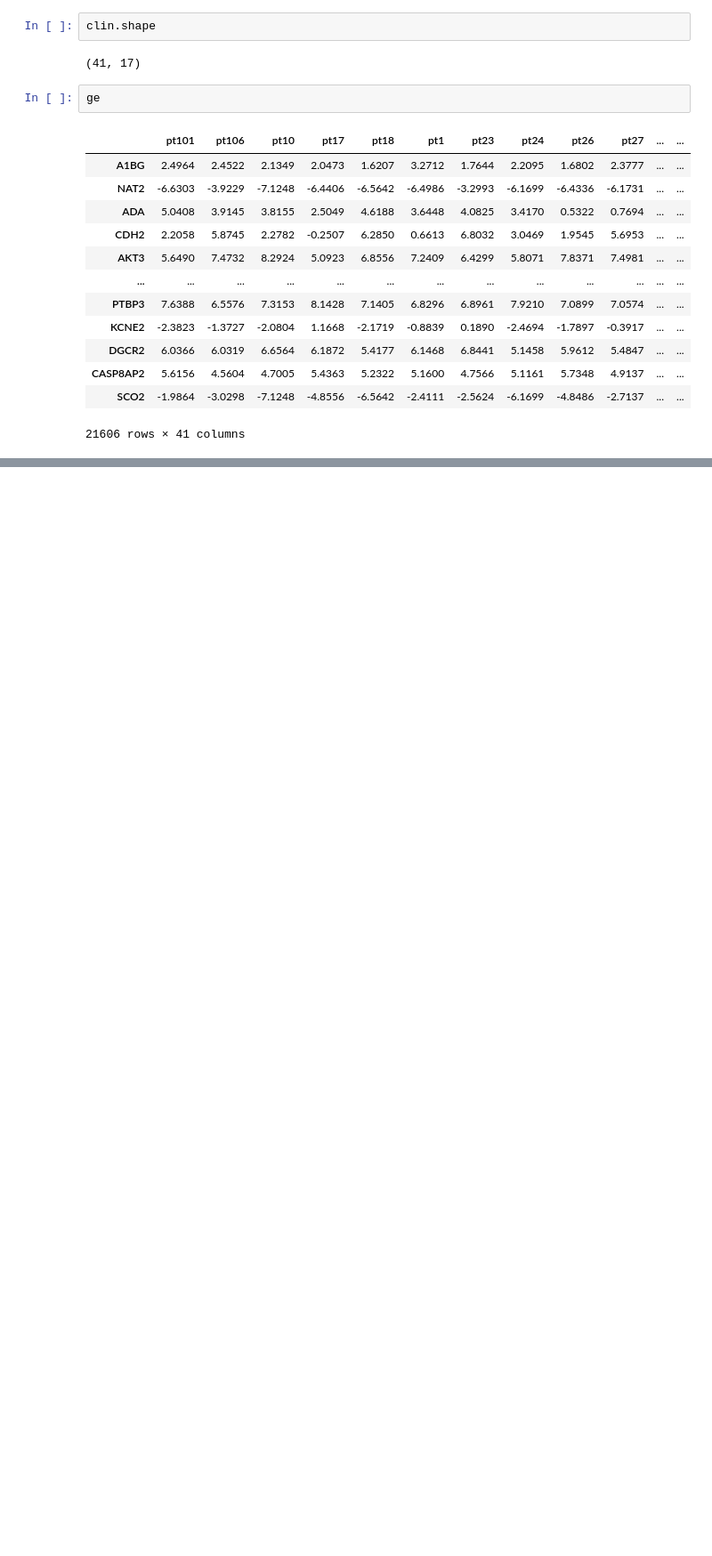
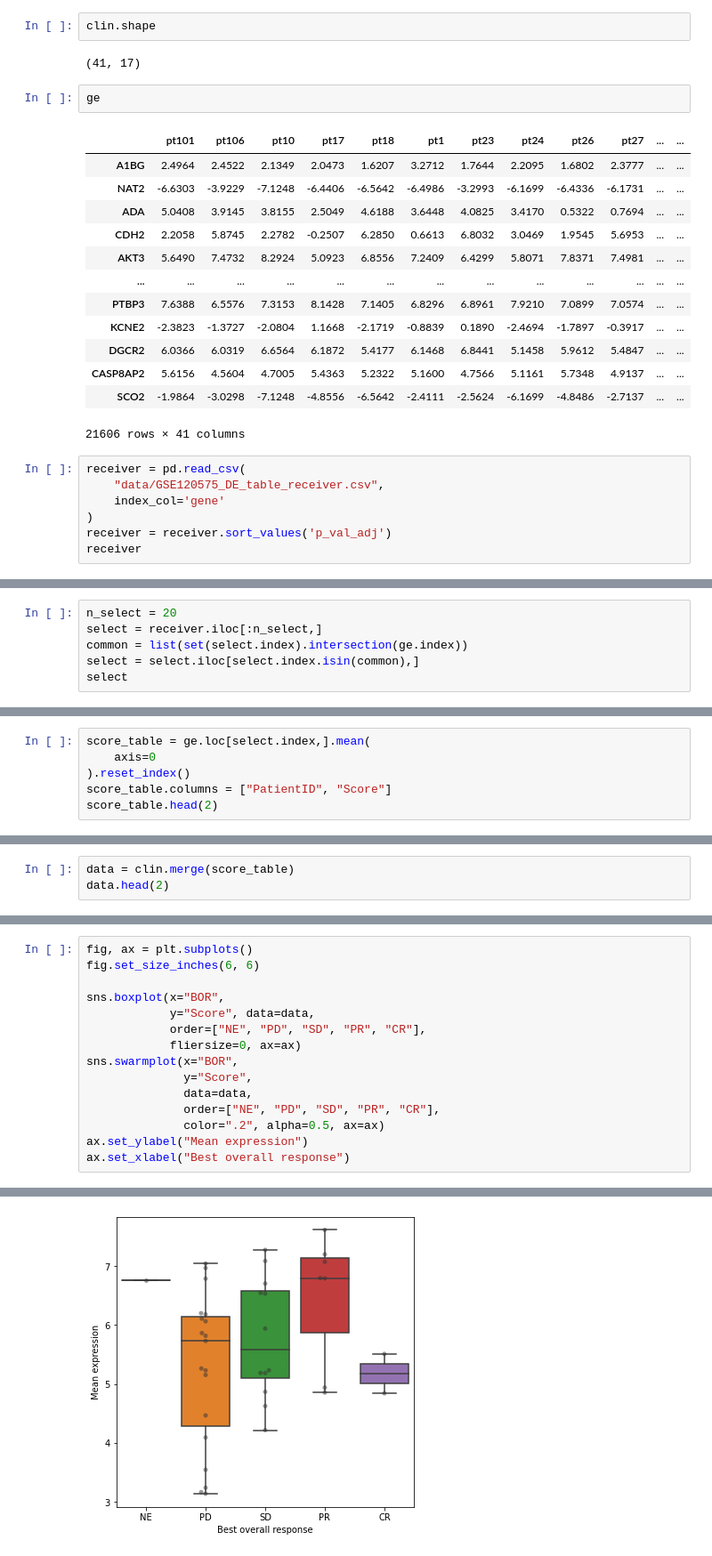
Before and after one commit to meg-bit/immune-cells-TIME-single-cell-anti-PD-1, a Jupyter notebook: 04prediction.ipynb, the cells around one changed output, grey strips where cells are left out. Shown: that part at 89% size. Cells and saved outputs as stored; diff of their text form; blank space fills up the shorter version.

```diff
--- a/04prediction.ipynb
+++ b/04prediction.ipynb
@@ -41,3 +47,10 @@ ge
 | CASP8AP2 | 5.6156 | 4.5604 | 4.7005 | 5.4363 | 5.2322 | 5.1600 | 4.7566 | 5.1161 | 5.7348 | 4.9137 | ... | ... |
 | SCO2 | -1.9864 | -3.0298 | -7.1248 | -4.8556 | -6.5642 | -2.4111 | -2.5624 | -6.1699 | -4.8486 | -2.7137 | ... | ... |
 21606 rows × 41 columns
+# %%
+receiver = pd.read_csv(
+    "data/GSE120575_DE_table_receiver.csv",
+    index_col='gene'
+)
+receiver = receiver.sort_values('p_val_adj')
+receiver
@@ -43,0 +96,6 @@ ge
+# %%
+n_select = 20
+select = receiver.iloc[:n_select,]
+common = list(set(select.index).intersection(ge.index))
+select = select.iloc[select.index.isin(common),]
+select
@@ -43,0 +120,6 @@ ge
+# %%
+score_table = ge.loc[select.index,].mean(
+    axis=0
+).reset_index()
+score_table.columns = ["PatientID", "Score"]
+score_table.head(2)
@@ -43,0 +130,3 @@ ge
+# %%
+data = clin.merge(score_table)
+data.head(2)
@@ -43,0 +141,16 @@ ge
+# %%
+fig, ax = plt.subplots()
+fig.set_size_inches(6, 6)
+
+sns.boxplot(x="BOR",
+            y="Score", data=data,
+            order=["NE", "PD", "SD", "PR", "CR"],
+            fliersize=0, ax=ax)
+sns.swarmplot(x="BOR",
+              y="Score",
+              data=data,
+              order=["NE", "PD", "SD", "PR", "CR"],
+              color=".2", alpha=0.5, ax=ax)
+ax.set_ylabel("Mean expression")
+ax.set_xlabel("Best overall response")
+# %% [output]
@@ -43,0 +158 @@ ge
+[figure, added]
```
Also changed, not shown: parts of 15 cells of this notebook.
